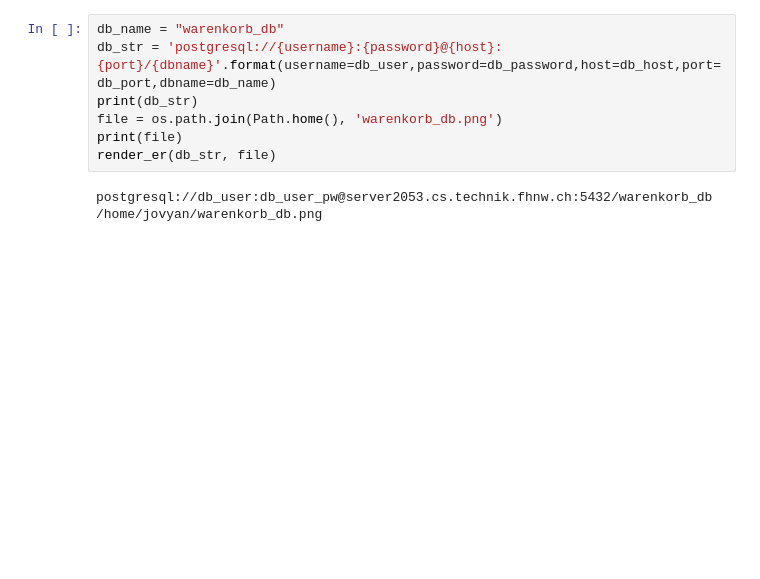
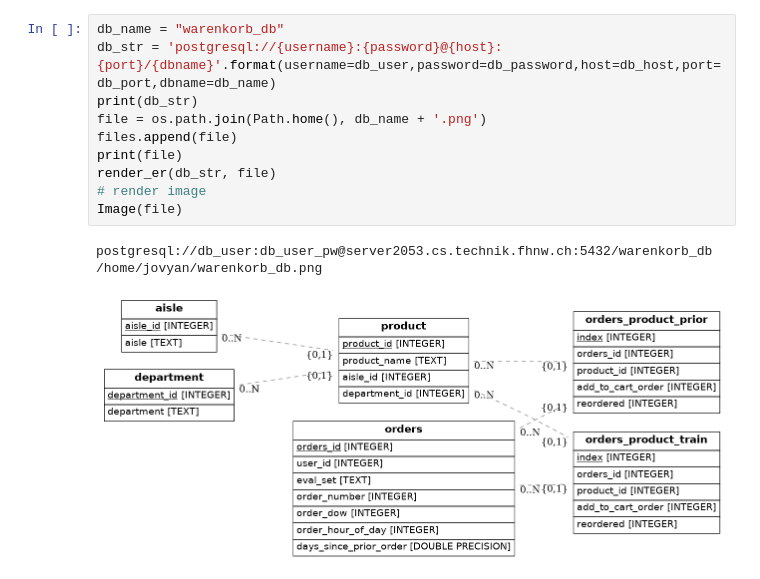
Before and after one commit to markif/DBCreatorPostgres, a Jupyter notebook: 2019_HS_Data_Access/ER_Model_Creation.ipynb, the cells around one changed output. Cells and saved outputs as stored; diff of their text form; blank space fills up the shorter version.

```diff
--- a/2019_HS_Data_Access/ER_Model_Creation.ipynb
+++ b/2019_HS_Data_Access/ER_Model_Creation.ipynb
@@ -19,10 +36,14 @@ postgresql://db_user:db_user_pw@server2053.cs.technik.fhnw.ch:5432/bank_db
 # %%
 db_name = "warenkorb_db"
 db_str = 'postgresql://{username}:{password}@{host}:{port}/{dbname}'.format(username=db_user,password=db_password,host=db_host,port=db_port,dbname=db_name)
 print(db_str)
-file = os.path.join(Path.home(), 'warenkorb_db.png')
+file = os.path.join(Path.home(), db_name + '.png')
+files.append(file)
 print(file)
 render_er(db_str, file)
+# render image
+Image(file)
 # %% [output]
 postgresql://db_user:db_user_pw@server2053.cs.technik.fhnw.ch:5432/warenkorb_db
 /home/jovyan/warenkorb_db.png
+[figure, added]
```
Also changed, not shown: parts of 5 cells of this notebook, 2 other files.
